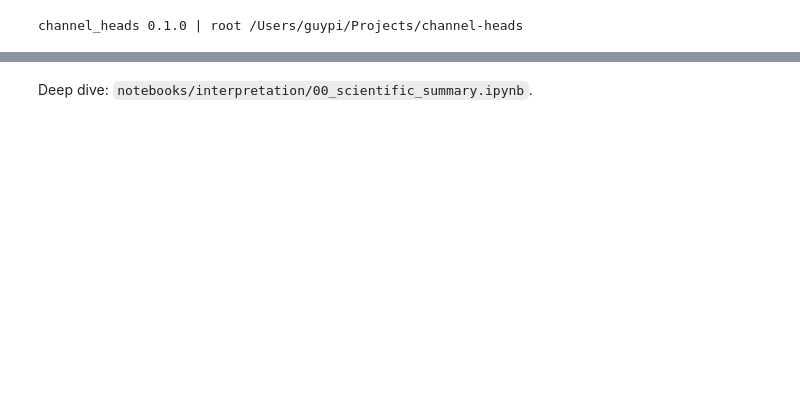
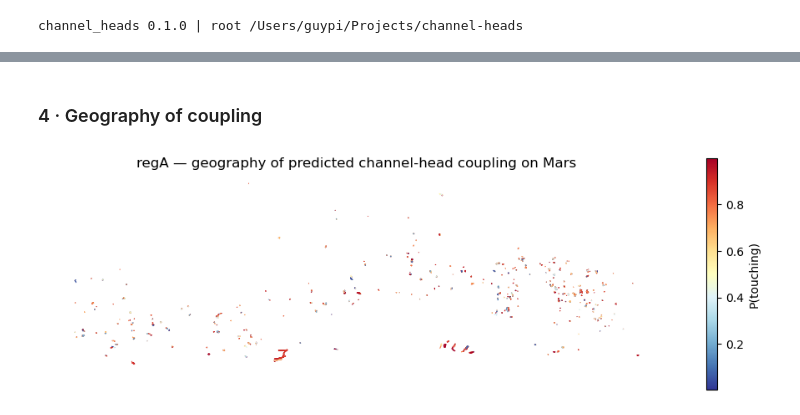
Before and after one commit to GP-Geo/CH_Project, a Jupyter notebook: notebooks/pipeline/13_scientific_interpretation.ipynb, the cells around one changed output, grey strips where cells are left out. Saved outputs shown, nothing was run; the diff lists cells and outputs as text; code cells hidden in the pictures; blank space fills up the shorter version.

```diff
--- a/notebooks/pipeline/13_scientific_interpretation.ipynb
+++ b/notebooks/pipeline/13_scientific_interpretation.ipynb
@@ -76,2 +102,13 @@ ax.set_title('regA - per-network coupled fraction'); ax.legend(); plt.show()
-# %% [markdown]
-Deep dive: `notebooks/interpretation/00_scientific_summary.ipynb`.
+# %% [markdown]
+### 4 · Geography of coupling
+# %%
+import geopandas as gpd
+g = MARS_OUT / 'mars_combined_regA_predictions.gpkg'
+if g.exists():
+    gdf = gpd.read_file(g, layer='pairs')
+    fig, ax = plt.subplots(figsize=(12, 6))
+    gdf.plot(ax=ax, column='prob_touching', cmap='RdYlBu_r', linewidth=0.7, legend=True,
+             legend_kwds={'label': 'P(touching)', 'shrink': 0.6})
+    ax.set_title('regA — geography of predicted channel-head coupling on Mars'); ax.set_aspect('equal'); ax.axis('off'); plt.show()
+# %% [output]
+[figure, added]
```
Also changed, not shown: parts of 14 cells of this notebook, 16 other files.
